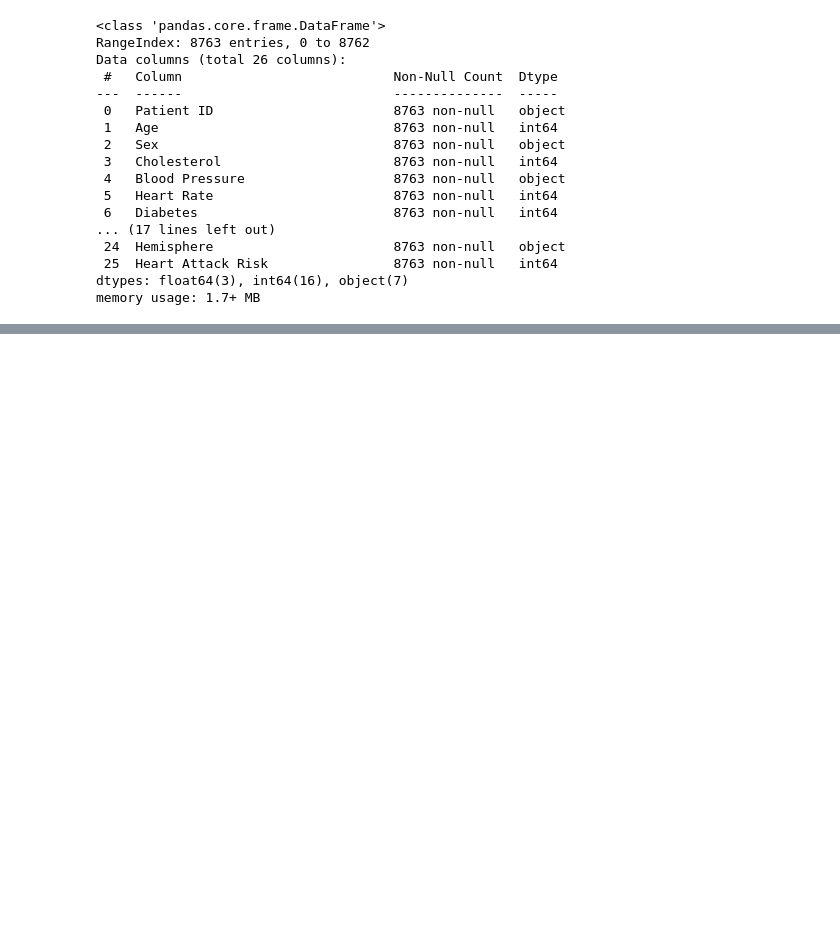
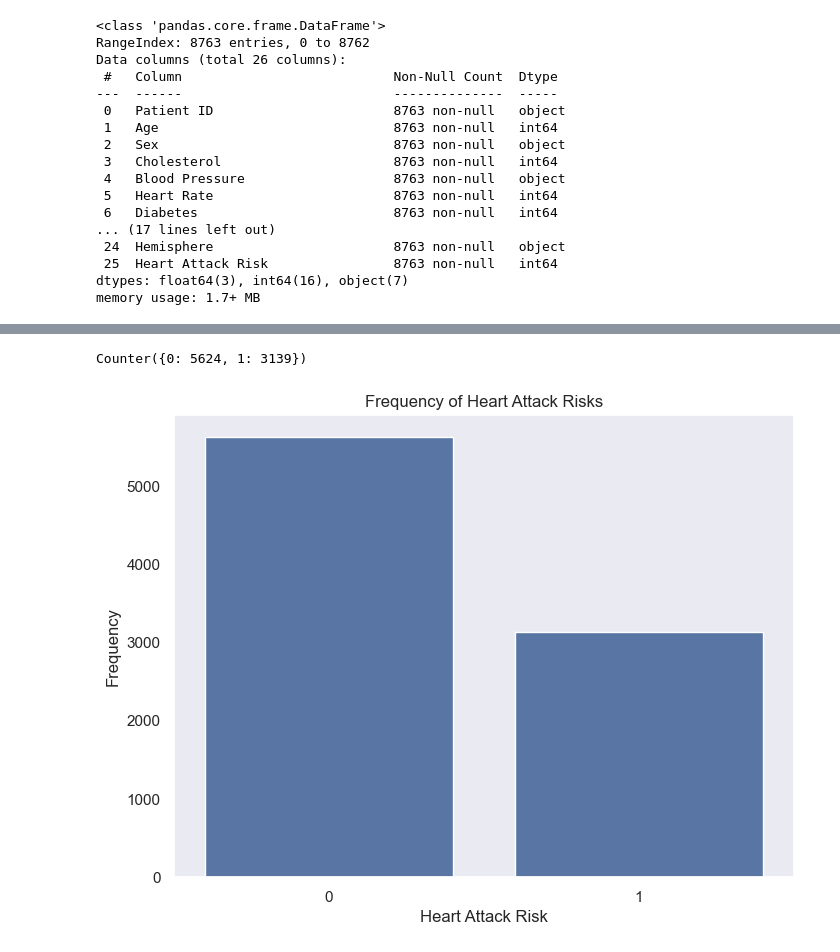
Before and after one commit to rkaushick-neu/info6105-data_science, a Jupyter notebook: Assignment2B/RishLK_Assignment2A_2B.ipynb, the cells around one changed output, grey strips where cells are left out. Drawn from its saved outputs; the diff is of its cells as text; code cells hidden in the pictures; blank space fills up the shorter version.

```diff
--- a/Assignment2B/RishLK_Assignment2A_2B.ipynb
+++ b/Assignment2B/RishLK_Assignment2A_2B.ipynb
@@ -894,12 +947,16 @@ heart_df["Heart Attack Risk"].describe()
 # %%
 # similar to the previous dataset, we find the frequency of the output variable 'Heart Attack Risk'
-ha_risk_freq = Counter(heart_df["Heart Attack Risk"])
-ha_risk_freq
+heart_attack_risk_freq = Counter(heart_df["Heart Attack Risk"])
+heart_attack_risk_freq
+# %% [output]
+Counter({0: 5624, 1: 3139})
 # %%
 sns.set(style="dark")
 plt.figure(figsize = (8,6))
-sns.barplot(x=list(ha_risk_freq.keys()), y=list(ha_risk_freq.values()))
+sns.barplot(x=list(heart_attack_risk_freq.keys()), y=list(heart_attack_risk_freq.values()))
 plt.xlabel("Heart Attack Risk")
 plt.ylabel("Frequency")
 plt.title("Frequency of Heart Attack Risks")
 plt.show()
+# %% [output]
+[figure, added]
```
Also changed, not shown: parts of 50 cells of this notebook.
